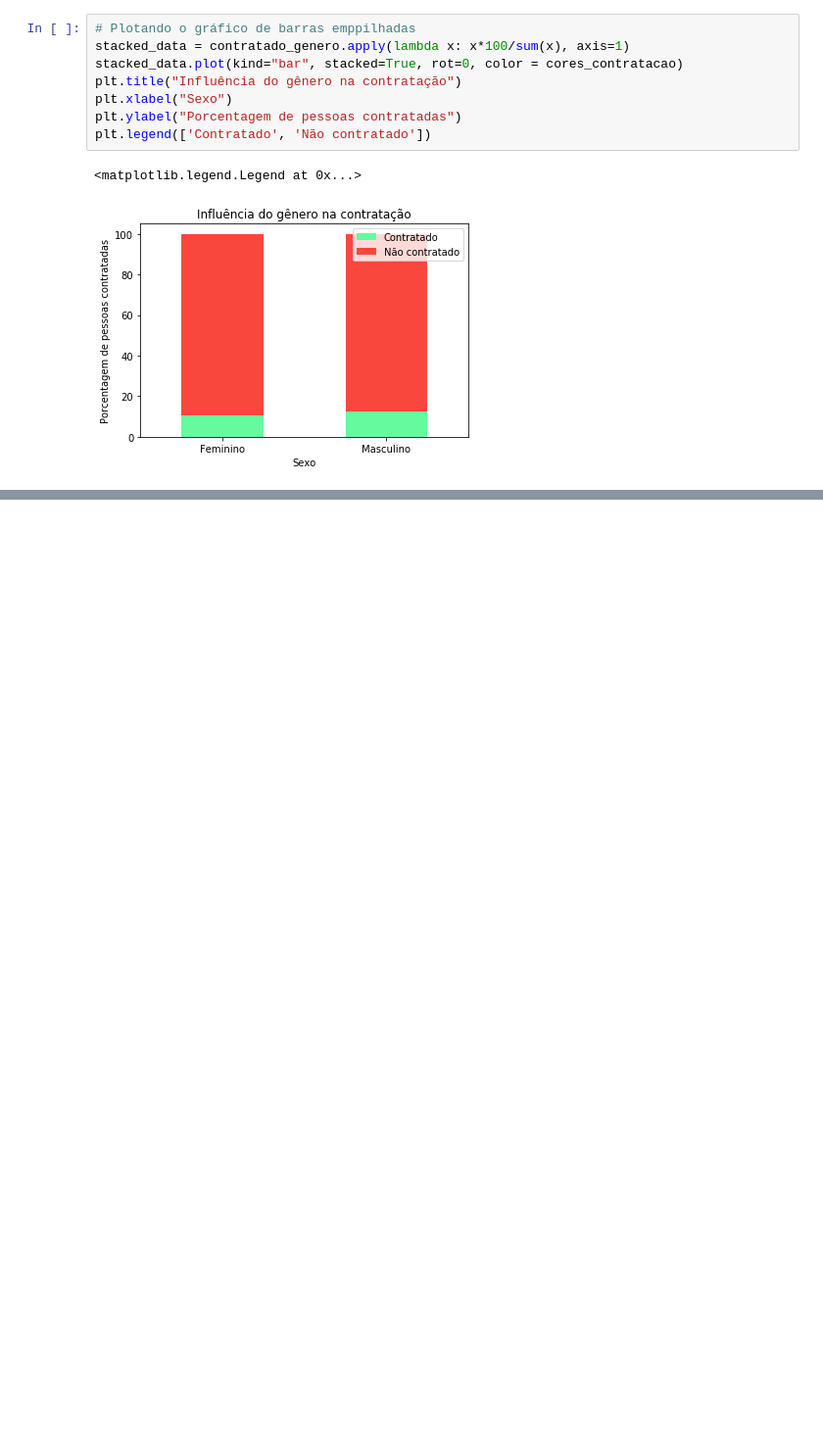
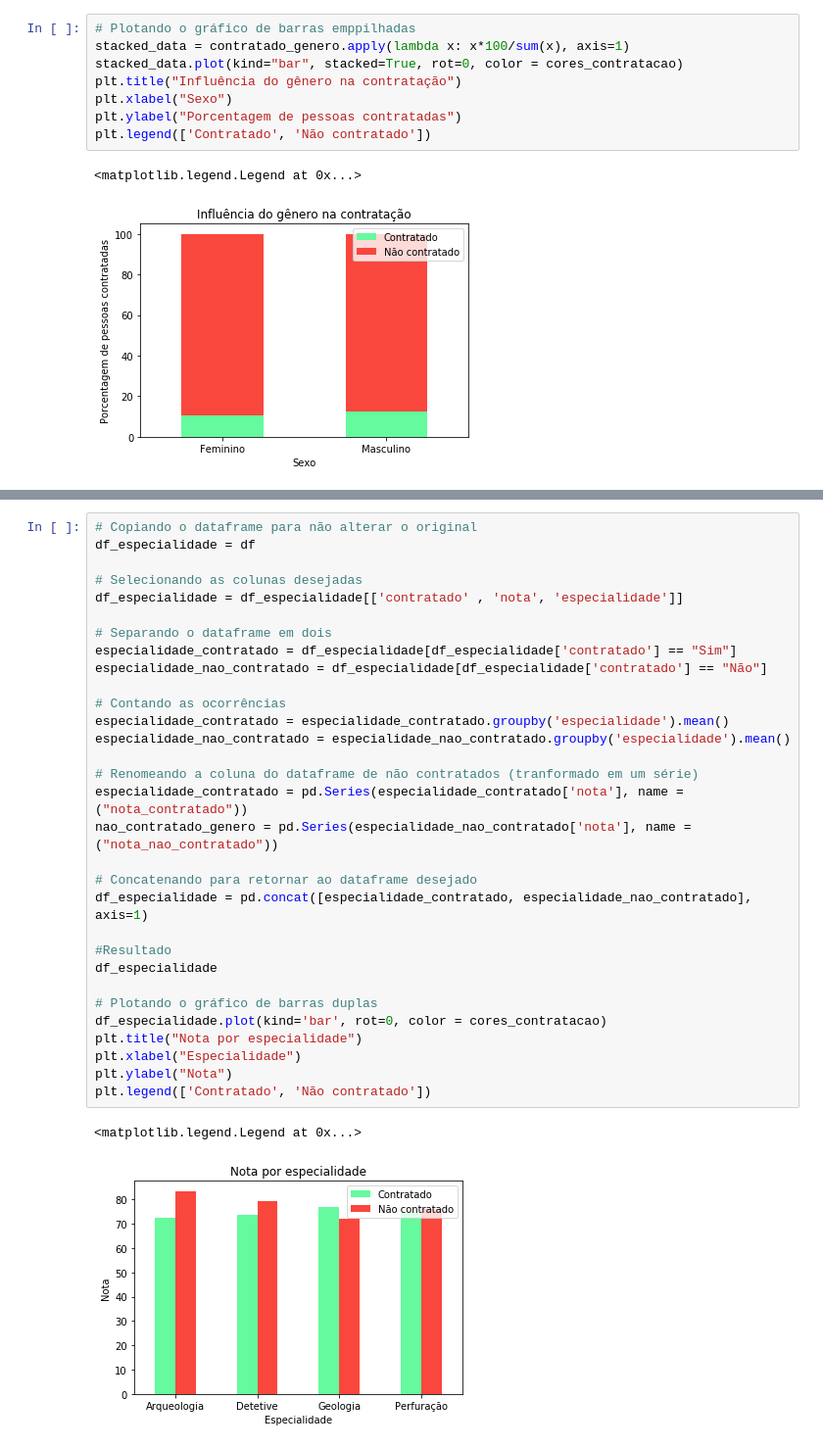
Before and after one commit to BrunoFornaro/icd_a2_2021, a Jupyter notebook: a2_icd_2021.ipynb, the cells around one changed output, grey strips where cells are left out. Shown at 98% size. Drawn from its saved outputs; the diff is of its cells as text; blank space fills up the shorter version.

```diff
--- a/a2_icd_2021.ipynb
+++ b/a2_icd_2021.ipynb
@@ -313,0 +335,34 @@ plt.legend(['Contratado', 'Não contratado'])
+# %%
+# Copiando o dataframe para não alterar o original
+df_especialidade = df
+
+# Selecionando as colunas desejadas
+df_especialidade = df_especialidade[['contratado' , 'nota', 'especialidade']]
+
+# Separando o dataframe em dois
+especialidade_contratado = df_especialidade[df_especialidade['contratado'] == "Sim"]
+especialidade_nao_contratado = df_especialidade[df_especialidade['contratado'] == "Não"]
+
+# Contando as ocorrências
+especialidade_contratado = especialidade_contratado.groupby('especialidade').mean()
+especialidade_nao_contratado = especialidade_nao_contratado.groupby('especialidade').mean()
+
+# Renomeando a coluna do dataframe de não contratados (tranformado em um série)
+especialidade_contratado = pd.Series(especialidade_contratado['nota'], name = ("nota_contratado"))
+nao_contratado_genero = pd.Series(especialidade_nao_contratado['nota'], name = ("nota_nao_contratado"))
+
+# Concatenando para retornar ao dataframe desejado
+df_especialidade = pd.concat([especialidade_contratado, especialidade_nao_contratado], axis=1)
+
+#Resultado
+df_especialidade
+
+# Plotando o gráfico de barras duplas
+df_especialidade.plot(kind='bar', rot=0, color = cores_contratacao)
+plt.title("Nota por especialidade")
+plt.xlabel("Especialidade")
+plt.ylabel("Nota")
+plt.legend(['Contratado', 'Não contratado'])
+# %% [output]
+<matplotlib.legend.Legend at 0x...>
+[figure, added]
```
Also changed, not shown: parts of 4 cells of this notebook.
